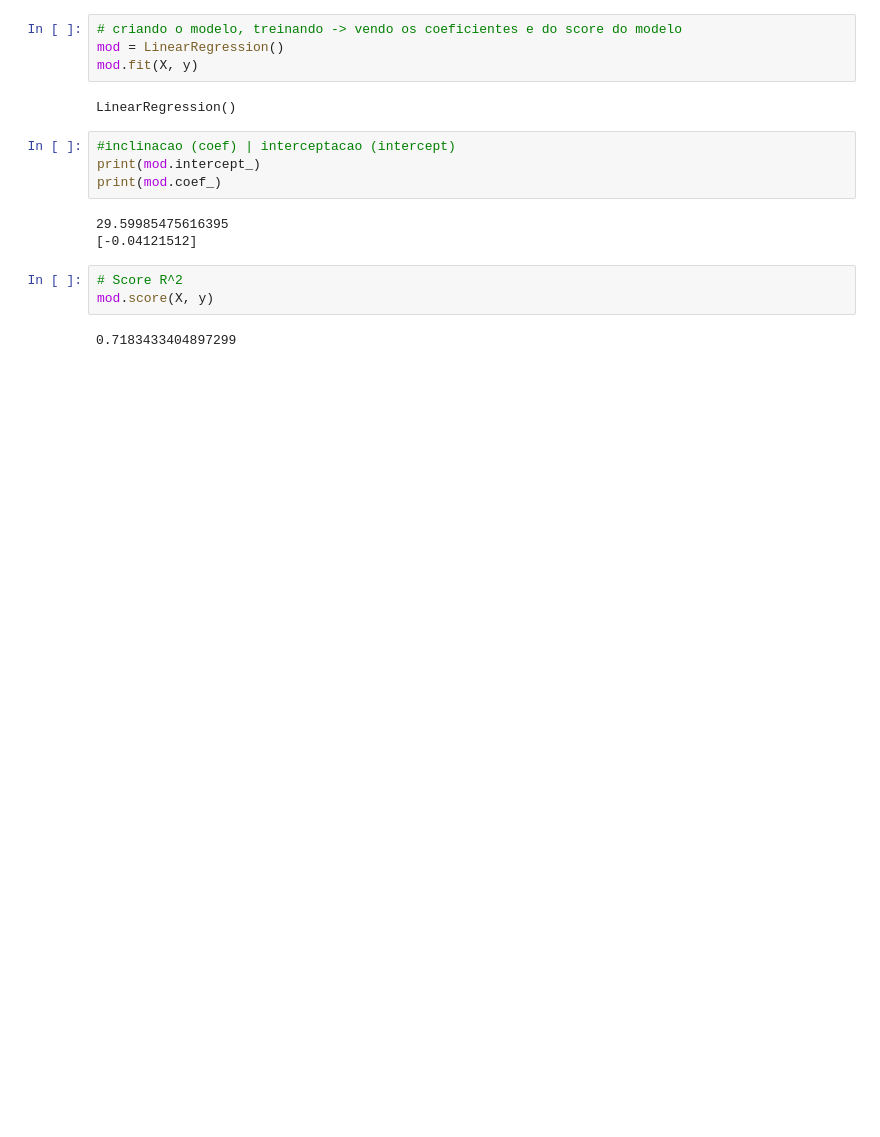
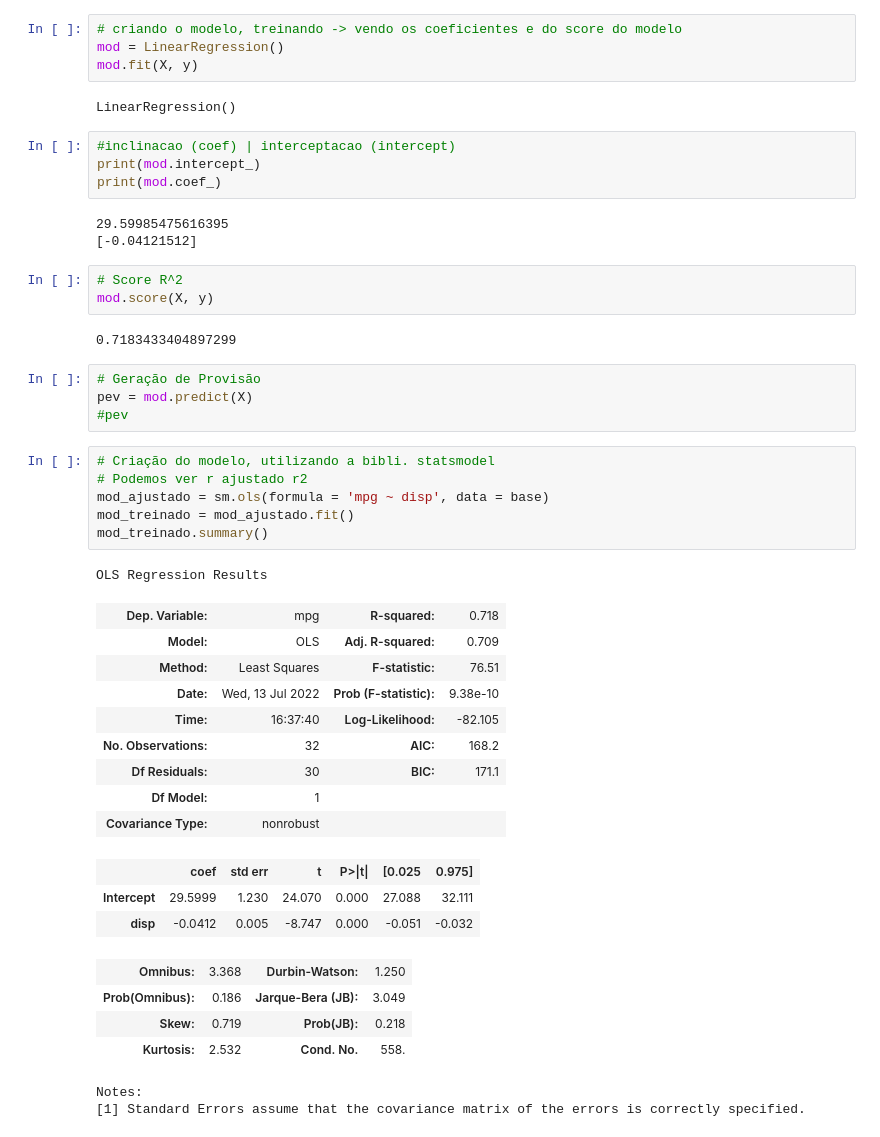
Before and after one commit to cyrogabrielcc/regressao_linear, a Jupyter notebook: RegressaoMultiplaPython.ipynb, the cells around one changed output. Drawn from its saved outputs; the diff is of its cells as text; blank space fills up the shorter version.

```diff
--- a/RegressaoMultiplaPython.ipynb
+++ b/RegressaoMultiplaPython.ipynb
@@ -59,3 +59,33 @@ print(mod.coef_)
 mod.score(X, y)
 # %% [output]
 0.7183433404897299
+# %%
+# Geração de Provisão
+pev = mod.predict(X)
+#pev
+# %%
+# Criação do modelo, utilizando a bibli. statsmodel
+# Podemos ver r ajustado r2
+mod_ajustado = sm.ols(formula = 'mpg ~ disp', data = base)
+mod_treinado = mod_ajustado.fit()
+mod_treinado.summary()
+# %% [output]
+OLS Regression Results
+| Dep. Variable: | mpg | R-squared: | 0.718 |
+| Model: | OLS | Adj. R-squared: | 0.709 |
+| Method: | Least Squares | F-statistic: | 76.51 |
+| Date: | Wed, 13 Jul 2022 | Prob (F-statistic): | 9.38e-10 |
+| Time: | 16:37:40 | Log-Likelihood: | -82.105 |
+| No. Observations: | 32 | AIC: | 168.2 |
+| Df Residuals: | 30 | BIC: | 171.1 |
+| Df Model: | 1 |  |  |
+| Covariance Type: | nonrobust |  |  |
+|  | coef | std err | t | P>|t| | [0.025 | 0.975] |
+| Intercept | 29.5999 | 1.230 | 24.070 | 0.000 | 27.088 | 32.111 |
+| disp | -0.0412 | 0.005 | -8.747 | 0.000 | -0.051 | -0.032 |
+| Omnibus: | 3.368 | Durbin-Watson: | 1.250 |
+| Prob(Omnibus): | 0.186 | Jarque-Bera (JB): | 3.049 |
+| Skew: | 0.719 | Prob(JB): | 0.218 |
+| Kurtosis: | 2.532 | Cond. No. | 558. |
+Notes:
+[1] Standard Errors assume that the covariance matrix of the errors is correctly specified.
```
Also changed, not shown: parts of 8 cells of this notebook.
